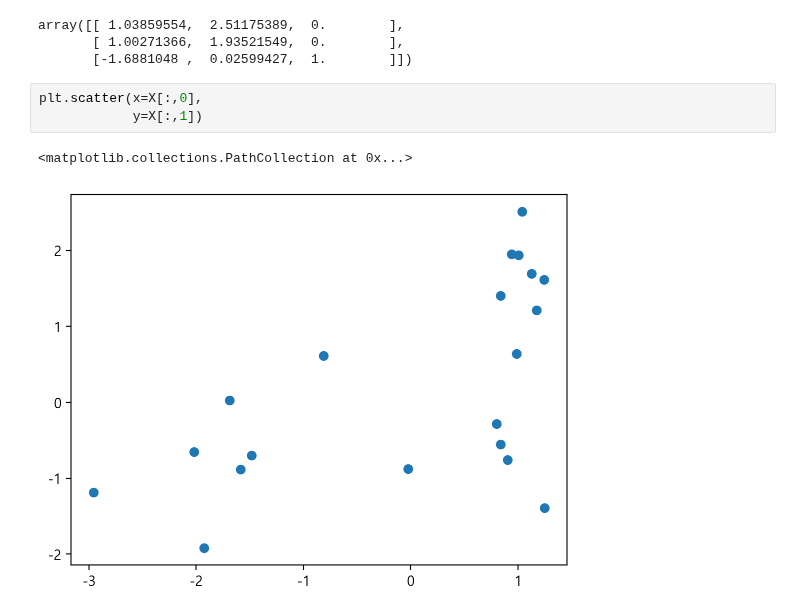
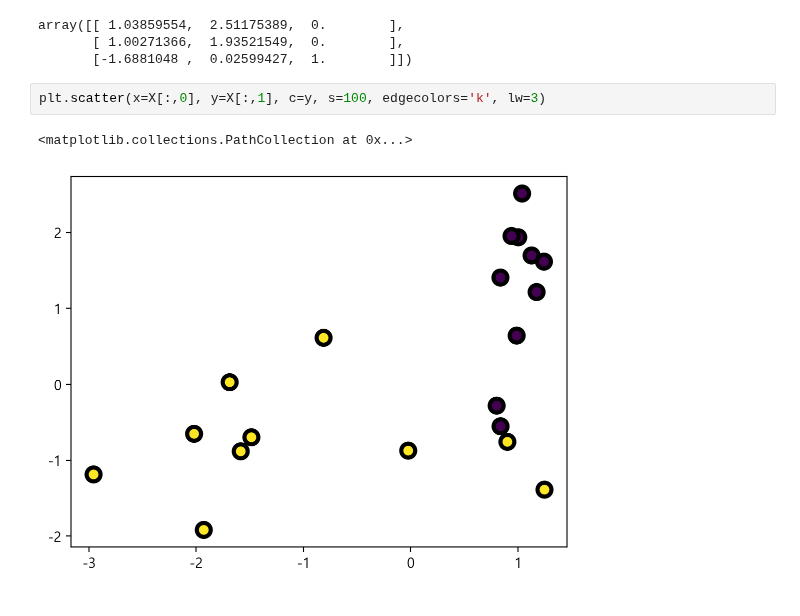
Before and after one commit to onizuka-38/ai_x, a Jupyter notebook: source/10_MachineLearning/ch2_군집분석.ipynb, the cells around one changed output. Saved outputs shown, nothing was run; the diff lists cells and outputs as text.

```diff
--- a/source/10_MachineLearning/ch2_군집분석.ipynb
+++ b/source/10_MachineLearning/ch2_군집분석.ipynb
@@ -46,8 +46,7 @@ array([[ 1.03859554,  2.51175389,  0.        ],
        [ 1.00271366,  1.93521549,  0.        ],
        [-1.6881048 ,  0.02599427,  1.        ]])
 # %%
-plt.scatter(x=X[:,0],
-            y=X[:,1])
+plt.scatter(x=X[:,0], y=X[:,1], c=y, s=100, edgecolors='k', lw=3)
 # %% [output]
 <matplotlib.collections.PathCollection at 0x...>
-[figure, old version]
+[figure, new version]
```
